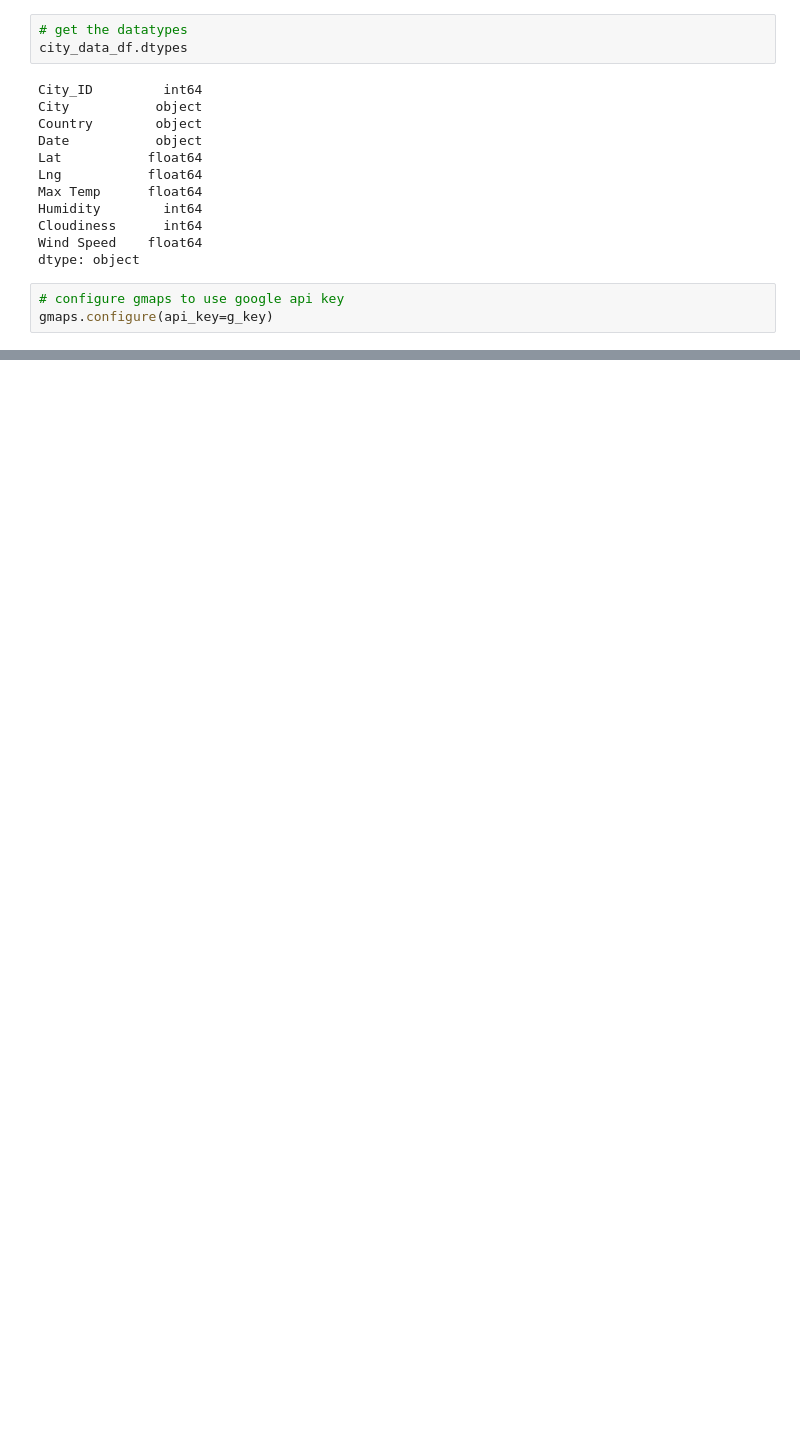
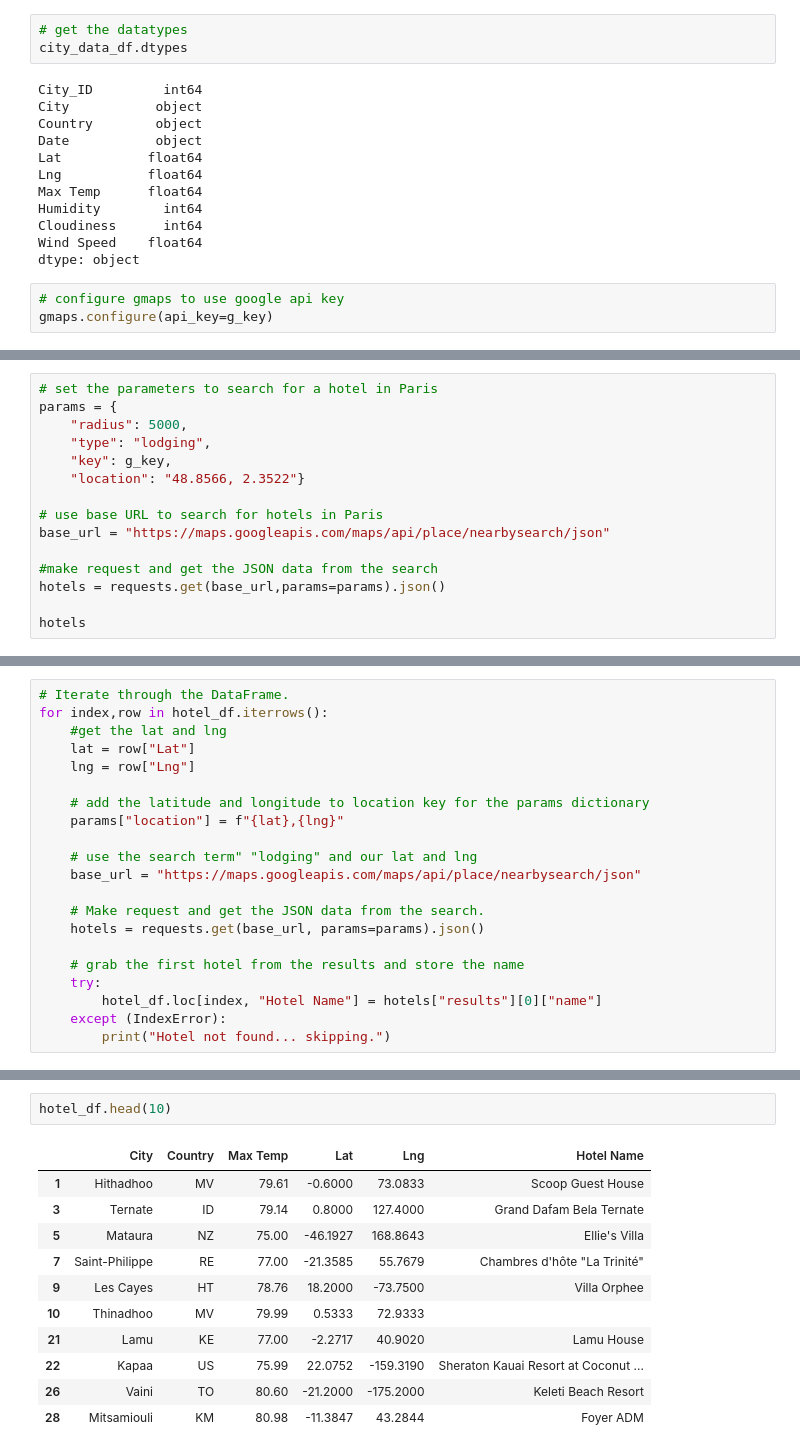
Before and after one commit to cailynjmiller/World_Weather_Analysis, a Jupyter notebook: VacationPy.ipynb, the cells around one changed output, grey strips where cells are left out. Saved outputs shown, nothing was run; the diff lists cells and outputs as text; blank space fills up the shorter version.

```diff
--- a/VacationPy.ipynb
+++ b/VacationPy.ipynb
@@ -59,0 +155,15 @@ fig = gmaps.figure(center=(30.0, 31.0), zoom_level=1.5)
+# %%
+# set the parameters to search for a hotel in Paris
+params = {
+    "radius": 5000,
+    "type": "lodging",
+    "key": g_key,
+    "location": "48.8566, 2.3522"}
+
+# use base URL to search for hotels in Paris
+base_url = "https://maps.googleapis.com/maps/api/place/nearbysearch/json"
+
+#make request and get the JSON data from the search
+hotels = requests.get(base_url,params=params).json()
+
+hotels
@@ -59,0 +196,21 @@ fig = gmaps.figure(center=(30.0, 31.0), zoom_level=1.5)
+# %%
+# Iterate through the DataFrame.
+for index,row in hotel_df.iterrows():
+    #get the lat and lng
+    lat = row["Lat"]
+    lng = row["Lng"]
+
+    # add the latitude and longitude to location key for the params dictionary
+    params["location"] = f"{lat},{lng}"
+
+    # use the search term" "lodging" and our lat and lng
+    base_url = "https://maps.googleapis.com/maps/api/place/nearbysearch/json"
+
+    # Make request and get the JSON data from the search.
+    hotels = requests.get(base_url, params=params).json()
+
+    # grab the first hotel from the results and store the name
+    try:
+        hotel_df.loc[index, "Hotel Name"] = hotels["results"][0]["name"]
+    except (IndexError):
+        print("Hotel not found... skipping.")
@@ -59,0 +228,14 @@ fig = gmaps.figure(center=(30.0, 31.0), zoom_level=1.5)
+# %%
+hotel_df.head(10)
+# %% [output]
+|  | City | Country | Max Temp | Lat | Lng | Hotel Name |
+| 1 | Hithadhoo | MV | 79.61 | -0.6000 | 73.0833 | Scoop Guest House |
+| 3 | Ternate | ID | 79.14 | 0.8000 | 127.4000 | Grand Dafam Bela Ternate |
+| 5 | Mataura | NZ | 75.00 | -46.1927 | 168.8643 | Ellie's Villa |
+| 7 | Saint-Philippe | RE | 77.00 | -21.3585 | 55.7679 | Chambres d'hôte "La Trinité" |
+| 9 | Les Cayes | HT | 78.76 | 18.2000 | -73.7500 | Villa Orphee |
+| 10 | Thinadhoo | MV | 79.99 | 0.5333 | 72.9333 |  |
+| 21 | Lamu | KE | 77.00 | -2.2717 | 40.9020 | Lamu House |
+| 22 | Kapaa | US | 75.99 | 22.0752 | -159.3190 | Sheraton Kauai Resort at Coconut ... |
+| 26 | Vaini | TO | 80.60 | -21.2000 | -175.2000 | Keleti Beach Resort |
+| 28 | Mitsamiouli | KM | 80.98 | -11.3847 | 43.2844 | Foyer ADM |
```
Also changed, not shown: parts of 19 cells of this notebook.
